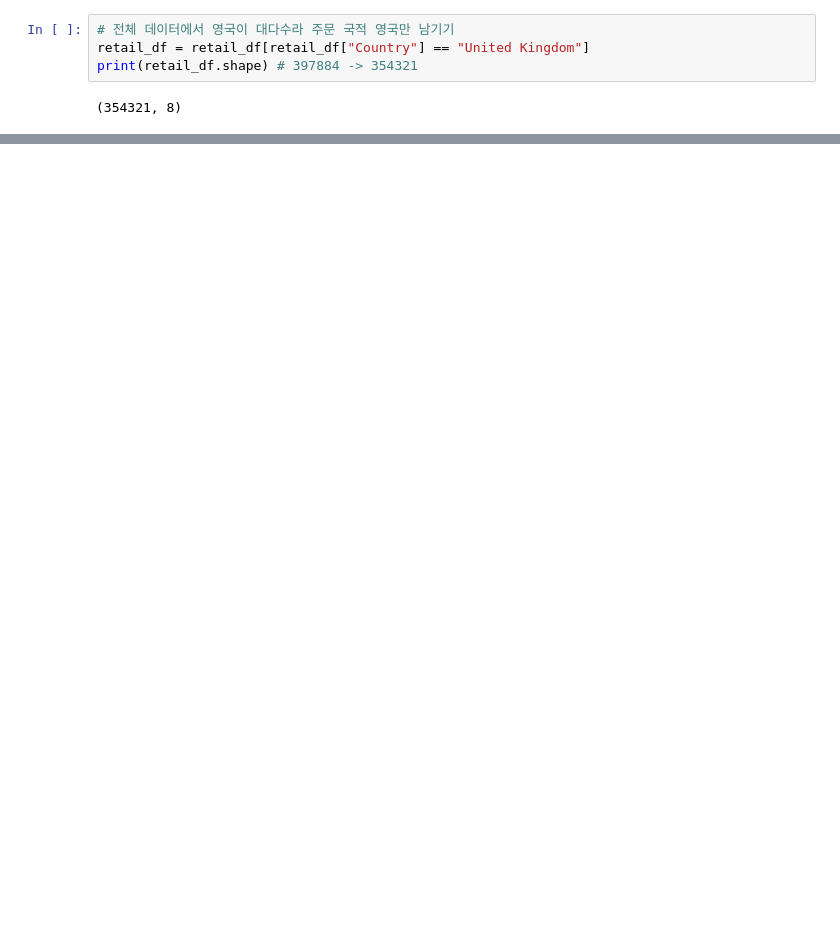
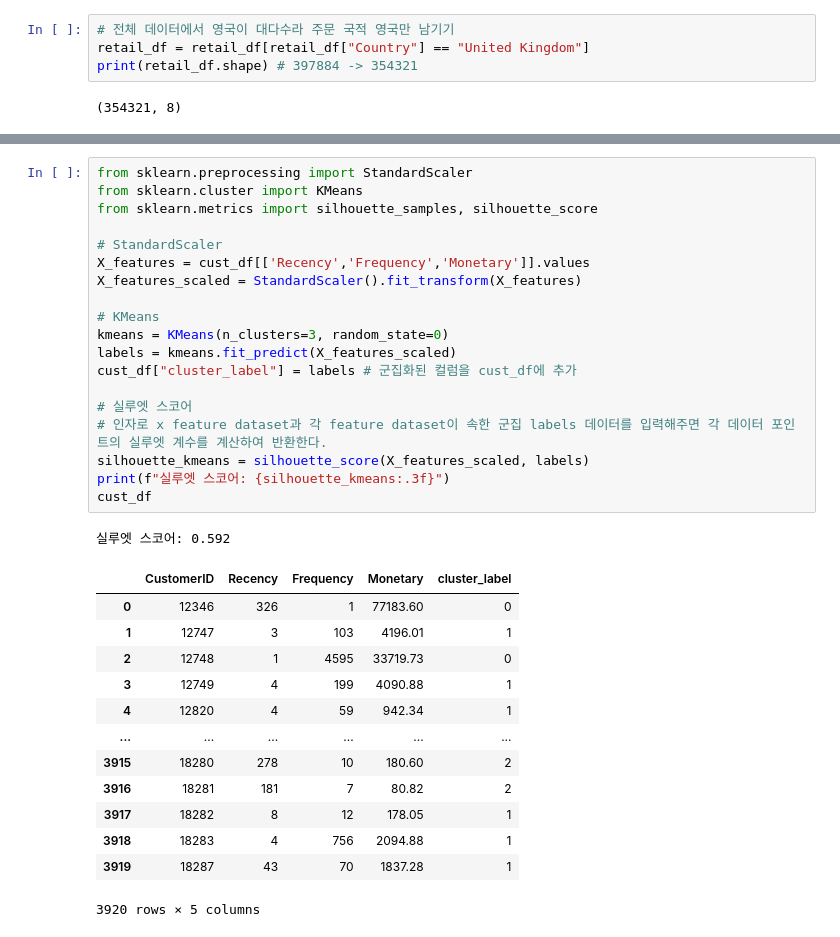
Before and after one commit to kkyxxn/curriculum, a Jupyter notebook: m6_머신러닝알고리즘이해및활용/ML_군집_고객 세그먼테이션.ipynb, the cells around one changed output, grey strips where cells are left out. Drawn from its saved outputs; the diff is of its cells as text; blank space fills up the shorter version.

```diff
--- a/m6_머신러닝알고리즘이해및활용/ML_군집_고객 세그먼테이션.ipynb
+++ b/m6_머신러닝알고리즘이해및활용/ML_군집_고객 세그먼테이션.ipynb
@@ -268,0 +280,34 @@ def visualize_silhouette(cluster_lists, X_features):
+# %%
+from sklearn.preprocessing import StandardScaler
+from sklearn.cluster import KMeans
+from sklearn.metrics import silhouette_samples, silhouette_score
+
+# StandardScaler
+X_features = cust_df[['Recency','Frequency','Monetary']].values
+X_features_scaled = StandardScaler().fit_transform(X_features)
+
+# KMeans
+kmeans = KMeans(n_clusters=3, random_state=0)
+labels = kmeans.fit_predict(X_features_scaled)
+cust_df["cluster_label"] = labels # 군집화된 컬럼을 cust_df에 추가
+
+# 실루엣 스코어
+# 인자로 x feature dataset과 각 feature dataset이 속한 군집 labels 데이터를 입력해주면 각 데이터 포인트의 실루엣 계수를 계산하여 반환한다.
+silhouette_kmeans = silhouette_score(X_features_scaled, labels)
+print(f"실루엣 스코어: {silhouette_kmeans:.3f}")
+cust_df
+# %% [output]
+실루엣 스코어: 0.592
+|  | CustomerID | Recency | Frequency | Monetary | cluster_label |
+| 0 | 12346 | 326 | 1 | 77183.60 | 0 |
+| 1 | 12747 | 3 | 103 | 4196.01 | 1 |
+| 2 | 12748 | 1 | 4595 | 33719.73 | 0 |
+| 3 | 12749 | 4 | 199 | 4090.88 | 1 |
+| 4 | 12820 | 4 | 59 | 942.34 | 1 |
+| ... | ... | ... | ... | ... | ... |
+| 3915 | 18280 | 278 | 10 | 180.60 | 2 |
+| 3916 | 18281 | 181 | 7 | 80.82 | 2 |
+| 3917 | 18282 | 8 | 12 | 178.05 | 1 |
+| 3918 | 18283 | 4 | 756 | 2094.88 | 1 |
+| 3919 | 18287 | 43 | 70 | 1837.28 | 1 |
+3920 rows × 5 columns
```
Also changed, not shown: parts of 34 cells of this notebook, 1 other file.
